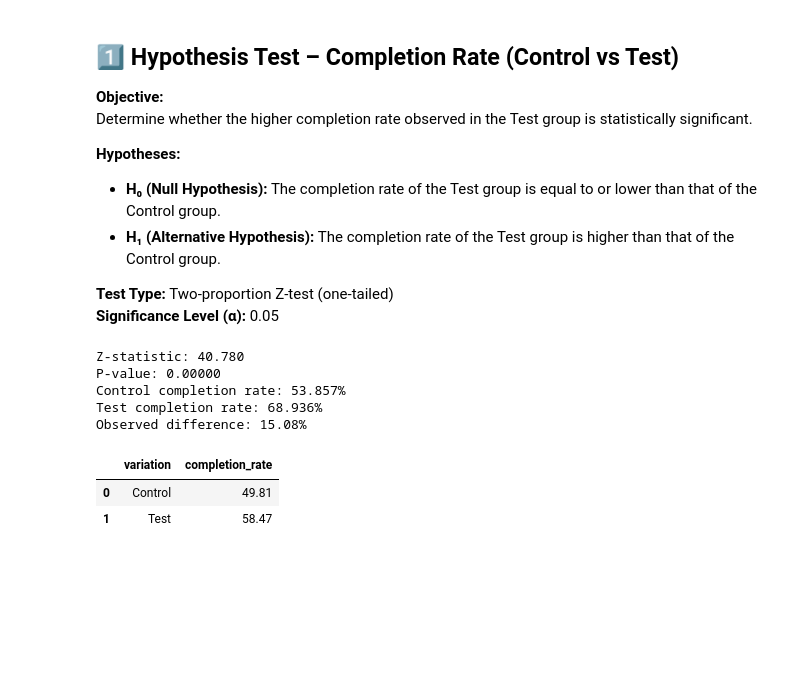
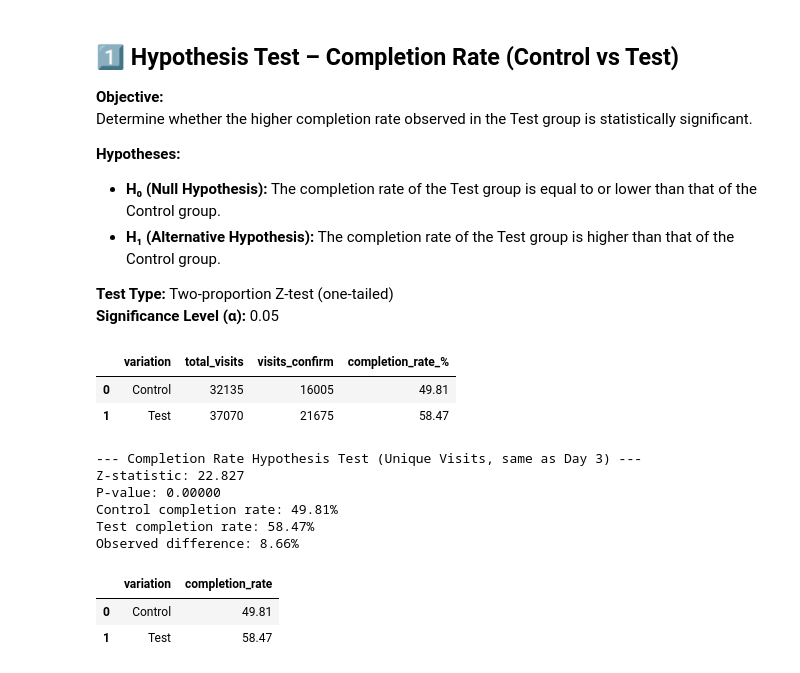
Before and after one commit to KmkGska/vanguard-ab-test, a Jupyter notebook: notebooks/Individuall_notebooks/Day_4_5_irma.ipynb, the cells around one changed output. Drawn from its saved outputs; the diff is of its cells as text; code cells hidden in the pictures; blank space fills up the shorter version.

```diff
--- a/notebooks/Individuall_notebooks/Day_4_5_irma.ipynb
+++ b/notebooks/Individuall_notebooks/Day_4_5_irma.ipynb
@@ -127,42 +127,62 @@ Determine whether the higher completion rate observed in the Test group is stati
 **Test Type:** Two-proportion Z-test (one-tailed)
 **Significance Level (α):** 0.05
 # %%
-# --- Completion Rate Hypothesis Test (Two-Proportion Z-Test, Corrected) ---
+# --- Completion Rate Hypothesis Test (Two-Proportion Z-Test, perfectly matched with Day 3) ---
 from statsmodels.stats.proportion import proportions_ztest
 import numpy as np
 
-# Step 1: Count how many sessions reached the 'confirm' step (completions) per group
-completion_counts = (
-    df_ab.groupby('variation')['process_step']
-         .apply(lambda x: (x == 'confirm').sum())
+# Step 1: Total unique visits per variation
+visits_by_var_ab = (
+    visit_variation_ab.groupby('variation', observed=True)['visit_id']
+                      .nunique()
+                      .reset_index(name='total_visits')
 )
 
-# Step 2: Count the total number of unique visits per group
-total_counts = df_ab.groupby('variation')['visit_id'].nunique()
+# Step 2: Unique visits that reached the final 'confirm' step
+confirm_visits_ab = (
+    df_ab.loc[df_ab['process_step'] == 'confirm', ['visit_id']]
+        .drop_duplicates()
+        .merge(visit_variation_ab, on='visit_id', how='left')
+        .groupby('variation', observed=True)['visit_id']
+        .nunique()
+        .reset_index(name='visits_confirm')
+)
 
-# Step 3: Order the arrays so that 'Test' comes first, since we are testing (Test > Control)
-counts = completion_counts.loc[['Test', 'Control']].values
-nobs   = total_counts.loc[['Test', 'Control']].values
+# Step 3: Merge both to create the KPI table (same as Day 3)
+kpi_completion_ab = visits_by_var_ab.merge(confirm_visits_ab, on='variation', how='left').fillna({'visits_confirm': 0})
+kpi_completion_ab['completion_rate_%'] = (
+    kpi_completion_ab['visits_confirm'] / kpi_completion_ab['total_visits'] * 100
+).round(2)
 
-# Step 4: Run a one-tailed two-proportion z-test (alternative = 'larger' → Test > Control)
+display(kpi_completion_ab.sort_values('variation'))
+
+# Step 4: Prepare arrays for the z-test (Test > Control)
+counts = kpi_completion_ab.set_index('variation').loc[['Test', 'Control'], 'visits_confirm'].values
+nobs   = kpi_completion_ab.set_index('variation').loc[['Test', 'Control'], 'total_visits'].values
+
+# Step 5: Run the one-tailed two-proportion z-test
 z_stat, p_value = proportions_ztest(count=counts, nobs=nobs, alternative='larger')
 
-# Step 5: Compute completion rates for reference
-p_control = completion_counts['Control'] / total_counts['Control']
-p_test    = completion_counts['Test'] / total_counts['Test']
-
-# Step 6: Display all key results
+# Step 6: Show results
+print("--- Completion Rate Hypothesis Test (Unique Visits, same as Day 3) ---")
 print(f"Z-statistic: {z_stat:.3f}")
 print(f"P-value: {p_value:.5f}")
-print(f"Control completion rate: {p_control:.3%}")
-print(f"Test completion rate: {p_test:.3%}")
-print(f"Observed difference: {(p_test - p_control)*100:.2f}%")
+
+p_control = kpi_completion_ab.loc[kpi_completion_ab['variation'] == 'Control', 'completion_rate_%'].values[0]
+p_test = kpi_completion_ab.loc[kpi_completion_ab['variation'] == 'Test', 'completion_rate_%'].values[0]
+print(f"Control completion rate: {p_control:.2f}%")
+print(f"Test completion rate: {p_test:.2f}%")
+print(f"Observed difference: {(p_test - p_control):.2f}%")
 # %% [output]
+|  | variation | total_visits | visits_confirm | completion_rate_% |
+| 0 | Control | 32135 | 16005 | 49.81 |
+| 1 | Test | 37070 | 21675 | 58.47 |
-Z-statistic: 40.780
+--- Completion Rate Hypothesis Test (Unique Visits, same as Day 3) ---
+Z-statistic: 22.827
 P-value: 0.00000
-Control completion rate: 53.857%
-Test completion rate: 68.936%
-Observed difference: 15.08%
+Control completion rate: 49.81%
+Test completion rate: 58.47%
+Observed difference: 8.66%
 # %%
 # --- Visualization: Completion Rate by Variation (Derived from process_step = 'confirm') ---
 import pandas as pd
```
Also changed, not shown: parts of 12 cells of this notebook, 1 other file.
